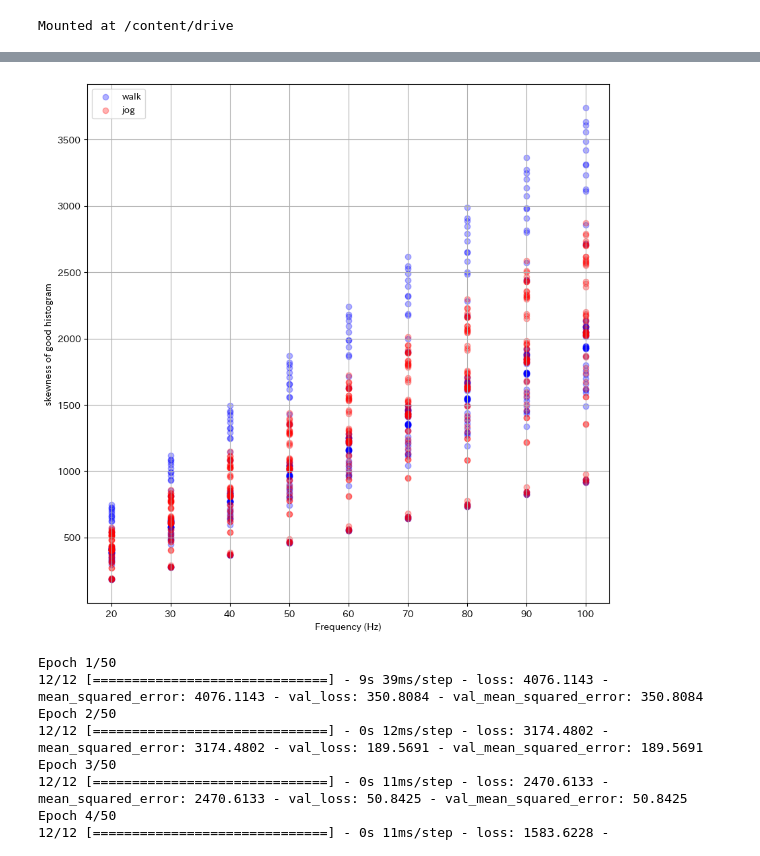
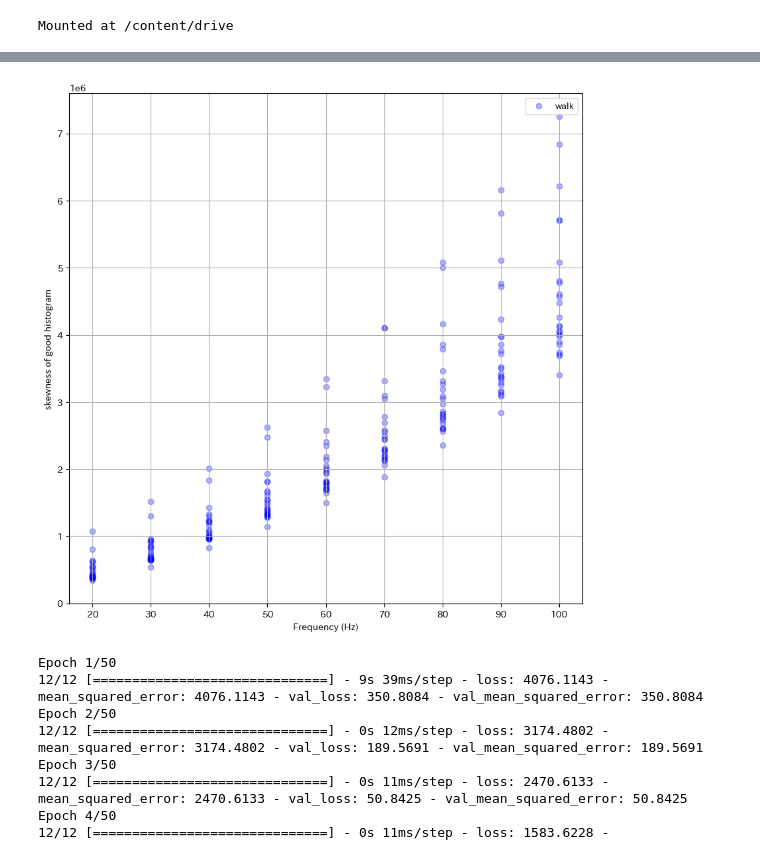
Before and after one commit to hinapyon/Sampling-Frequency-Estimating-of-Human-Activity-Acceleration-Data-using-Transformer-based-Regression, a Jupyter notebook: AcrossDifferentDomains.ipynb, the cells around one changed output, grey strips where cells are left out. Saved outputs shown, nothing was run; the diff lists cells and outputs as text; code cells hidden in the pictures.

Commit message:
features engineering by my data

```diff
--- a/AcrossDifferentDomains.ipynb
+++ b/AcrossDifferentDomains.ipynb
@@ -351,7 +360,7 @@ def path_to_features(path: str) -> tuple[np.array, np.array]:
 
     #各データセットからデータを読み込み二次元配列に格納
     for i in filename:
-        readAccX, readAccY, readAccZ = get_acceleration(path+i)
+        readAccX, readAccY, readAccZ = get_acceleration2(path+i)
         AccX.append(readAccX), AccY.append(readAccY), AccZ.append(readAccZ)
 
     Hz = np.ones(len(filename)) * 100
@@ -407,3 +425,5 @@ KeyboardInterrupt: ignored
+# %%
+Features, Hz = path_to_features("/content/drive/MyDrive/my_walk_data(100Hz15minutes)/")
 # %%
 DifferenceAcc_listW, DifferenceAcc_histW, HzW = path_to_histogram("/content/drive/MyDrive/hasc(walk)/")
 # %%
@@ -413,4 +433,4 @@ FeaturesW, HzW = path_to_features("/content/drive/MyDrive/hasc(walk)/")
 # %%
 FeaturesJ, HzJ = path_to_features("/content/drive/MyDrive/hasc(jog)/")
 # %%
-root_var = np.sqrt(FeaturesW[:, 1])
+root_var = np.sqrt(Features[:, 2])
@@ -421,25 +459,27 @@ rvarskew = (FeaturesW[:, 5] * root_var * root_var)
+# %%
+rvars = (Features[:, 4] * Features[:, 5] * root_var)
 # %%
 rvarskew2 = (FeaturesJ[:, 5] * root_var2 * root_var2)
 # %%
 # クラスごとに色分けされたプロットを作成
 plt.figure(figsize=(10, 10))
-plt.scatter(HzW, FeaturesW[:, 1], alpha=0.3, c="b", label="walk")
-plt.scatter(HzJ, FeaturesJ[:, 1], alpha=0.3, c="r", label="jog")
-#plt.scatter(HzW, root_var, alpha=0.3, c="b", label="walk")
+#plt.scatter(Hz, Features[:, 4], alpha=0.3, c="b", label="walk")
+#plt.scatter(HzJ, FeaturesJ[:, 4], alpha=0.3, c="r", label="jog")
+#plt.scatter(Hz, root_var, alpha=0.3, c="b", label="walk")
 #plt.scatter(HzJ, root_var2, alpha=0.3, c="r", label="jog")
-#plt.scatter(HzW, mmax, alpha=0.3, c="b", label="walk")
-#plt.scatter(HzJ, mmax2, alpha=0.3, c="r", label="jog")
-#plt.scatter(HzW, rvarskew, alpha=0.3, c="b", label="walk")
+#plt.scatter(Hz, maax, alpha=0.3, c="b", label="walk")
+#plt.scatter(Hz, miin, alpha=0.3, c="r", label="jog")
+plt.scatter(Hz, rvars, alpha=0.3, c="b", label="walk")
 #plt.scatter(HzJ, rvarskew2, alpha=0.3, c="r", label="jog")
 #plt.colorbar(label='Frequency (Hz)')
 plt.xlabel('Frequency (Hz)')
 plt.ylabel('skewness of good histogram')
 #plt.ylim(-0.5, 4.5)
 plt.legend()
 plt.grid(True)
 plt.show()
 # %% [output]
-[figure, old version]
+[figure, new version]
 # %%
 #グラフを表示する領域を，figオブジェクトとして作成。
 fig = plt.figure(figsize = (9,6))
```
Also changed, not shown: parts of 11 cells of this notebook.
